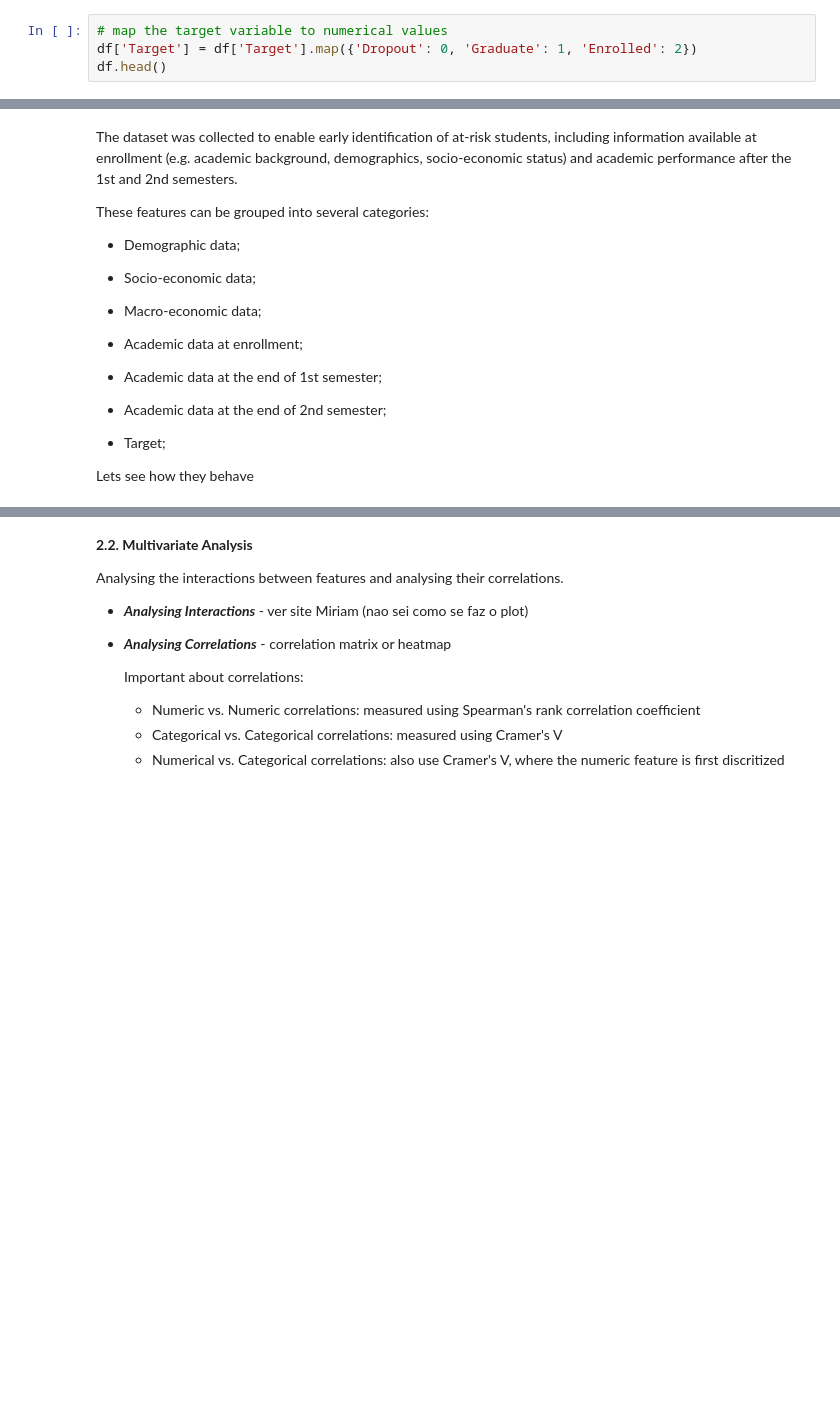
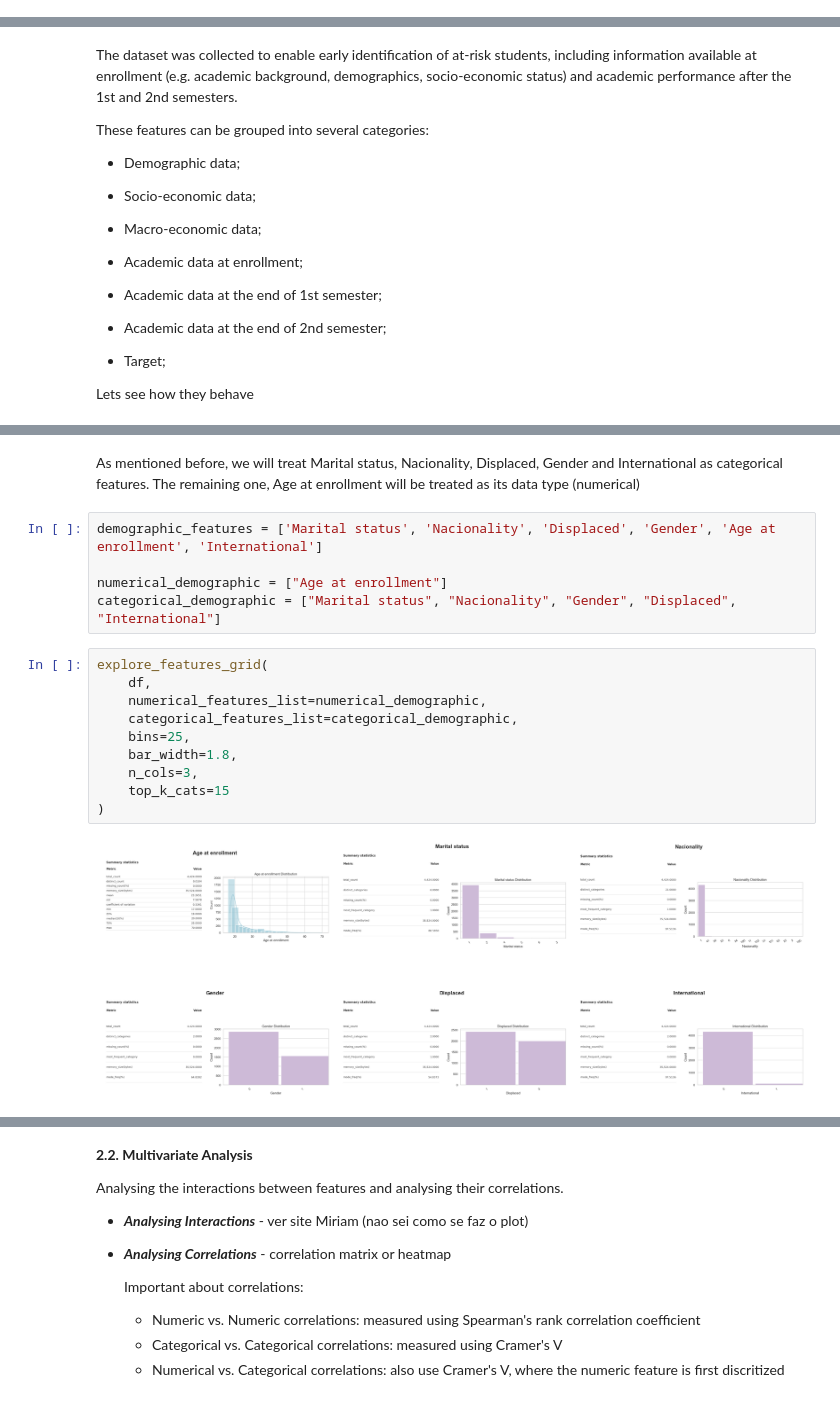
Before and after one commit to gjoliveira/XAI_ling-TAAC, a Jupyter notebook: notebook_sara.ipynb, the cells around one changed output, grey strips where cells are left out. Drawn from its saved outputs; the diff is of its cells as text; blank space fills up the shorter version.

```diff
--- a/notebook_sara.ipynb
+++ b/notebook_sara.ipynb
@@ -29,7 +29,3 @@ df.head()
 5 rows × 37 columns
 # %% [markdown]
 <span style="color:red">**Acho que isto não devia estar aqui. o mapping do gui estava ao contrario**</span>
-# %%
-# map the target variable to numerical values
-df['Target'] = df['Target'].map({'Dropout': 0, 'Graduate': 1, 'Enrolled': 2})
-df.head()
@@ -83,0 +78,19 @@ Lets see how they behave
+# %% [markdown]
+As mentioned before, we will treat Marital status, Nacionality, Displaced, Gender and International as categorical features. The remaining one, Age at enrollment will be treated as its data type (numerical)
+# %%
+demographic_features = ['Marital status', 'Nacionality', 'Displaced', 'Gender', 'Age at enrollment', 'International']
+
+numerical_demographic = ["Age at enrollment"]
+categorical_demographic = ["Marital status", "Nacionality", "Gender", "Displaced", "International"]
+# %%
+explore_features_grid(
+    df,
+    numerical_features_list=numerical_demographic,
+    categorical_features_list=categorical_demographic,
+    bins=25,
+    bar_width=1.8,
+    n_cols=3,
+    top_k_cats=15
+)
+# %% [output]
+[figure, added]
```
Also changed, not shown: parts of 23 cells of this notebook, 1 other file.
